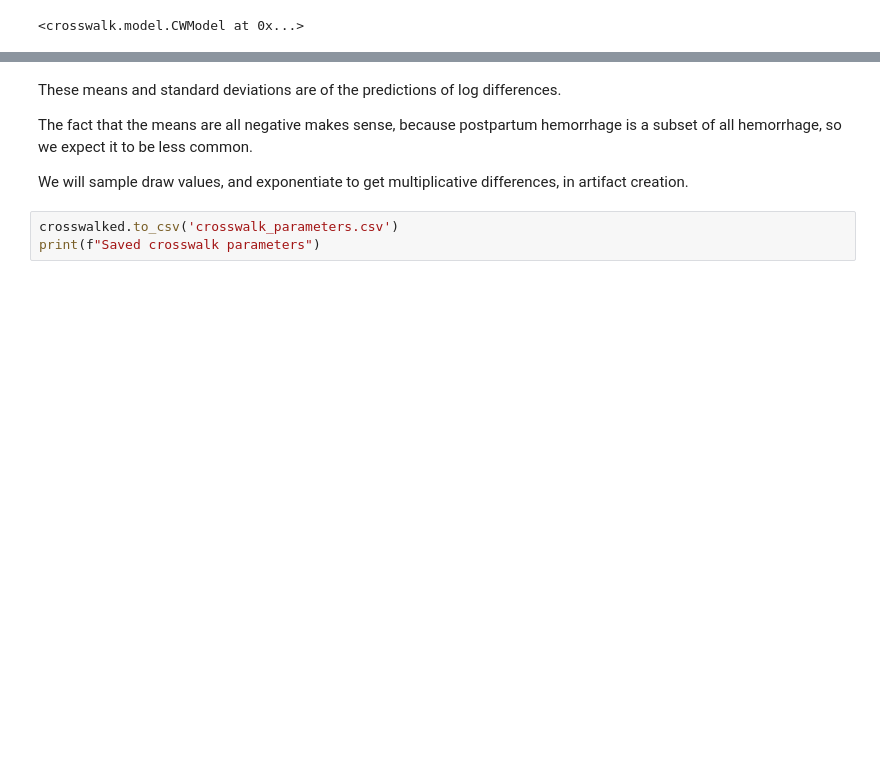
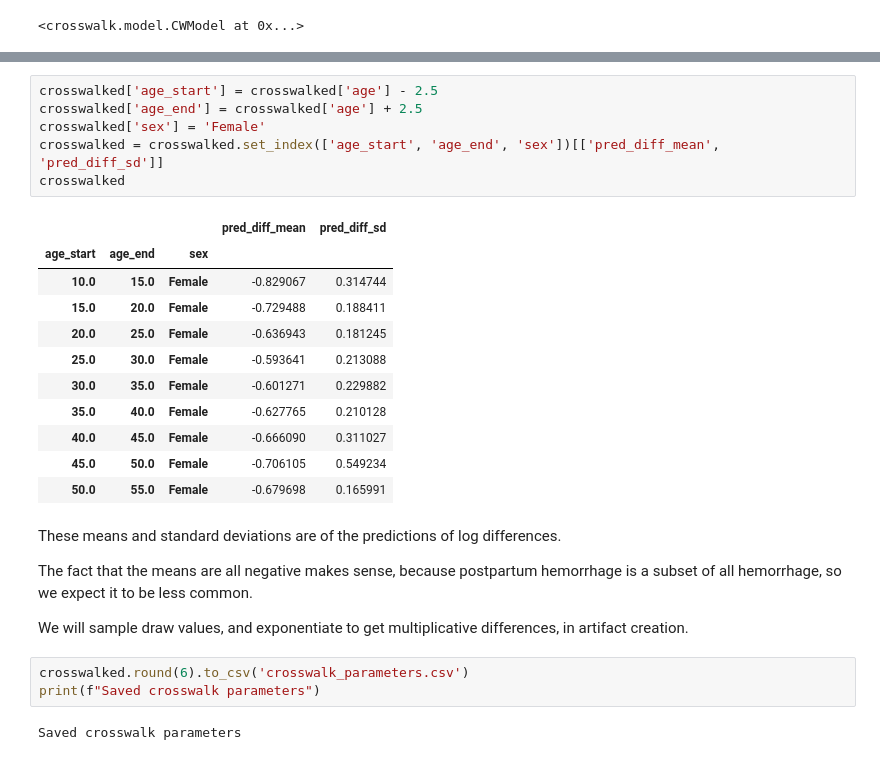
Before and after one commit to ihmeuw/vivarium_gates_mncnh, a Jupyter notebook: src/vivarium_gates_mncnh/data/postpartum_hemorrhage_split/postpartum_hemorrhage_split.ipynb, the cells around one changed output, grey strips where cells are left out. Cells and saved outputs as stored; diff of their text form; blank space fills up the shorter version.

```diff
--- a/src/vivarium_gates_mncnh/data/postpartum_hemorrhage_split/postpartum_hemorrhage_split.ipynb
+++ b/src/vivarium_gates_mncnh/data/postpartum_hemorrhage_split/postpartum_hemorrhage_split.ipynb
@@ -88,3 +101,21 @@ crosswalked
+# %%
+crosswalked['age_start'] = crosswalked['age'] - 2.5
+crosswalked['age_end'] = crosswalked['age'] + 2.5
+crosswalked['sex'] = 'Female'
+crosswalked = crosswalked.set_index(['age_start', 'age_end', 'sex'])[['pred_diff_mean', 'pred_diff_sd']]
+crosswalked
+# %% [output]
+|  |  |  | pred_diff_mean | pred_diff_sd |
+| age_start | age_end | sex |  |  |
+| 10.0 | 15.0 | Female | -0.829067 | 0.314744 |
+| 15.0 | 20.0 | Female | -0.729488 | 0.188411 |
+| 20.0 | 25.0 | Female | -0.636943 | 0.181245 |
+| 25.0 | 30.0 | Female | -0.593641 | 0.213088 |
+| 30.0 | 35.0 | Female | -0.601271 | 0.229882 |
+| 35.0 | 40.0 | Female | -0.627765 | 0.210128 |
+| 40.0 | 45.0 | Female | -0.666090 | 0.311027 |
+| 45.0 | 50.0 | Female | -0.706105 | 0.549234 |
+| 50.0 | 55.0 | Female | -0.679698 | 0.165991 |
 # %% [markdown]
 These means and standard deviations are of the predictions of log differences.
 
@@ -93,5 +124,7 @@ The fact that the means are all negative makes sense, because postpartum hemorrh
 We will sample draw values, and exponentiate to get multiplicative differences,
 in artifact creation.
 # %%
-crosswalked.to_csv('crosswalk_parameters.csv')
+crosswalked.round(6).to_csv('crosswalk_parameters.csv')
 print(f"Saved crosswalk parameters")
+# %% [output]
+Saved crosswalk parameters
```
Also changed, not shown: parts of 3 cells of this notebook, 1 other file.
